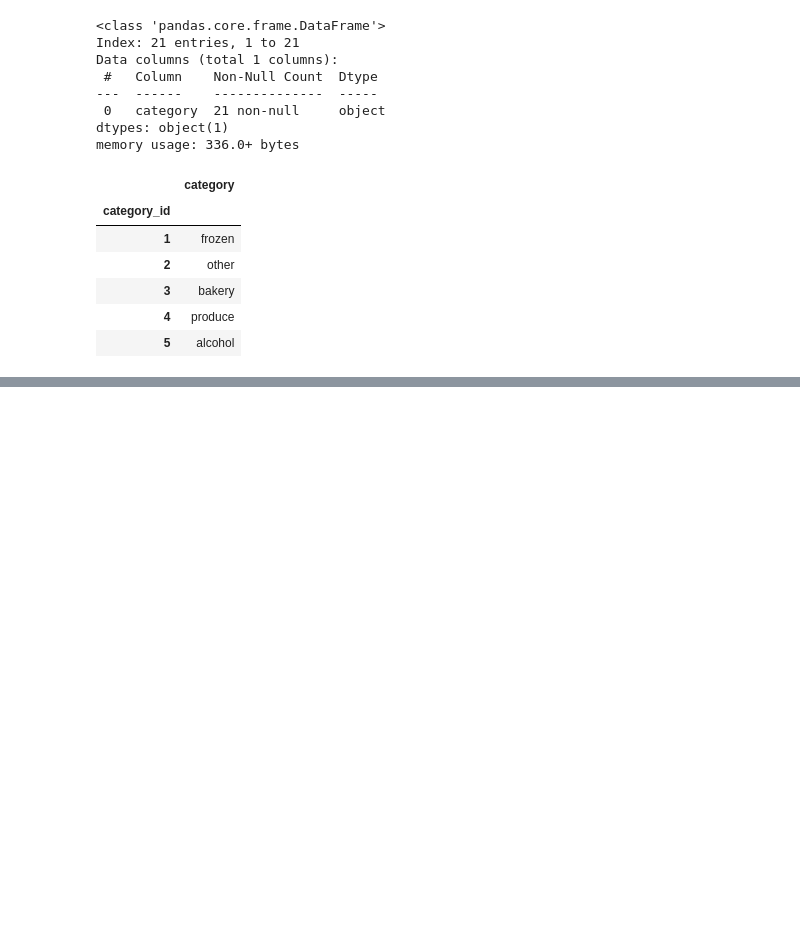
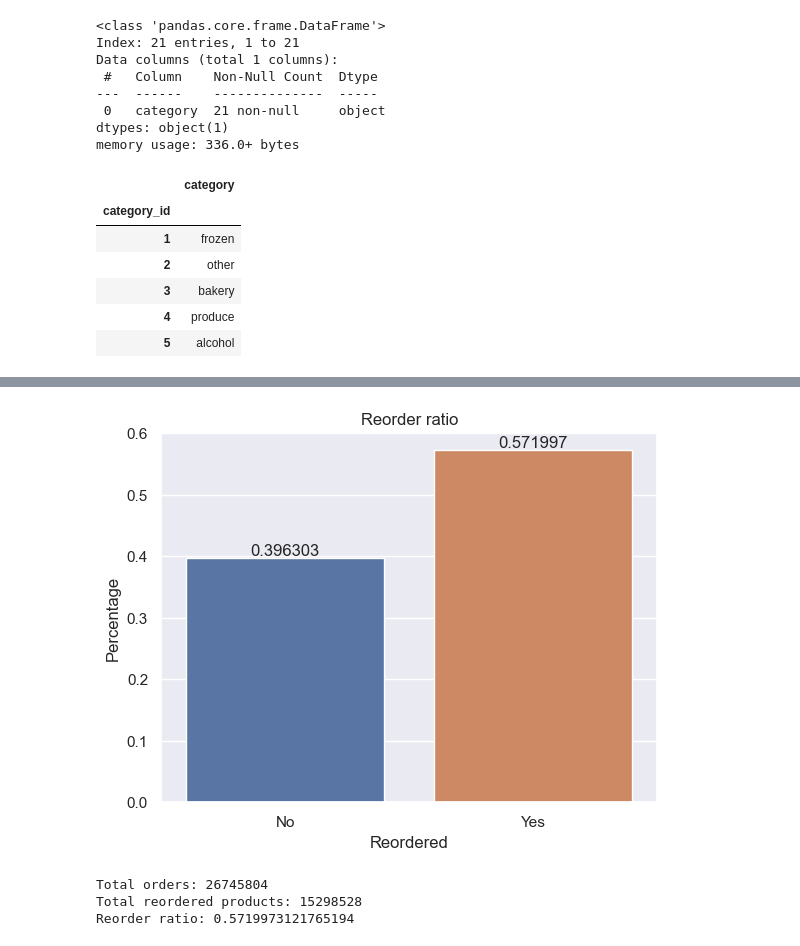
Before and after one commit to tomasz-beton/business-hackathon, a Jupyter notebook: data_exploration.ipynb, the cells around one changed output, grey strips where cells are left out. Drawn from its saved outputs; the diff is of its cells as text; code cells hidden in the pictures; blank space fills up the shorter version.

```diff
--- a/data_exploration.ipynb
+++ b/data_exploration.ipynb
@@ -113,0 +119,3 @@ plt.show()
+# %%
+transaction_items = pd.merge(transaction_items__prior, items_categories, on='item_id')
+transaction_items['quantity'] = 1
@@ -113,0 +131,4 @@ plt.show()
+# %%
+transactions__prior = transactions[transactions['eval_set'] == 'prior']
+# %%
+transaction_items = pd.merge(transaction_items, transactions__prior, on='transaction_id')
@@ -113,0 +175,19 @@ plt.show()
+# %%
+total_orders = transaction_items.shape[0]
+reorder_ratio = transaction_items['previous_bought'].value_counts()/total_orders
+ax = sns.barplot(x=reorder_ratio.index, y=reorder_ratio.values)
+ax.set(xlabel='Reordered', ylabel='Percentage')
+ax.set_xticklabels(['No', 'Yes'])
+ax.bar_label(ax.containers[0])
+plt.title('Reorder ratio')
+plt.show()
+# %% [output]
+[figure, added]
+# %%
+print(f'Total orders: {total_orders}')
+print(f'Total reordered products: {transaction_items["previous_bought"].sum()}')
+print(f'Reorder ratio: {transaction_items["previous_bought"].sum()/total_orders}')
+# %% [output]
+Total orders: 26745804
+Total reordered products: 15298528
+Reorder ratio: 0.5719973121765194
```
Also changed, not shown: parts of 23 cells of this notebook.
